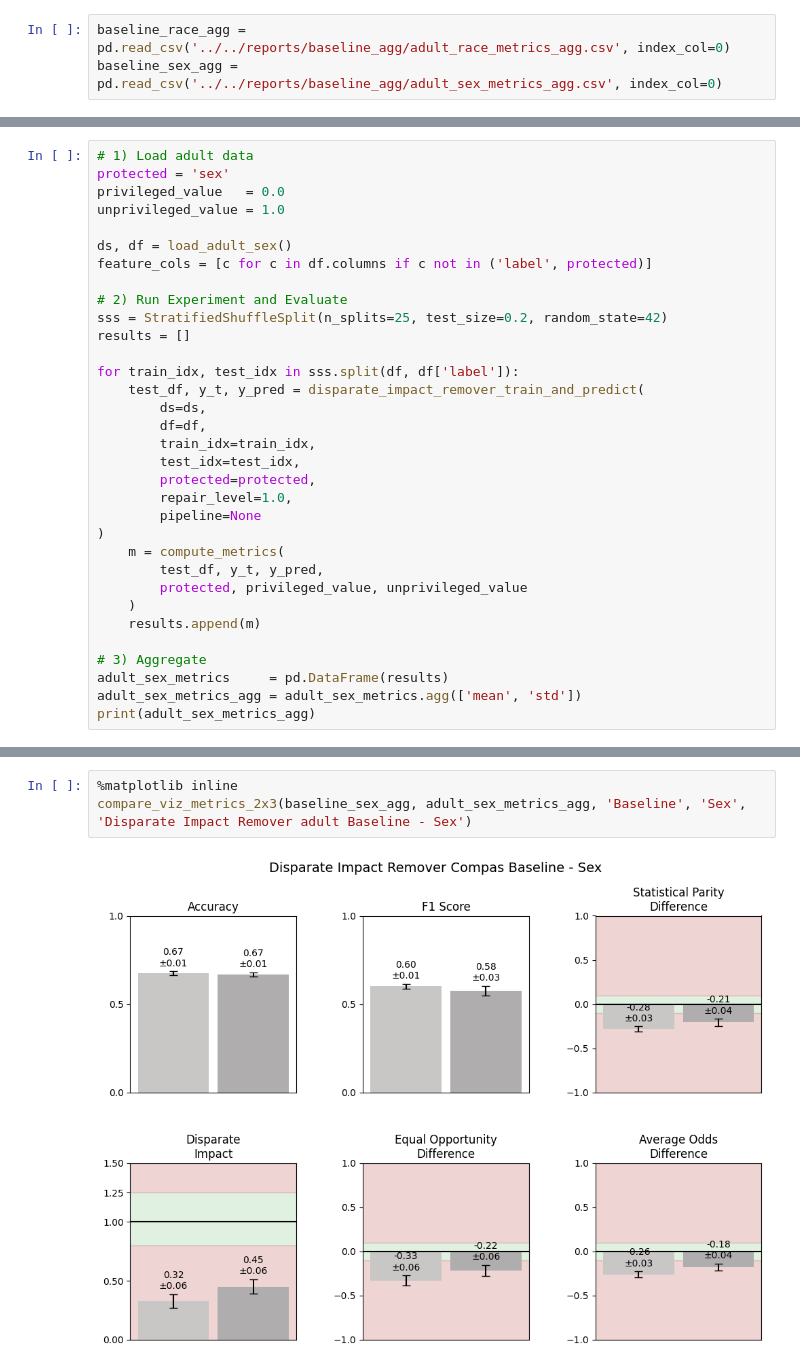
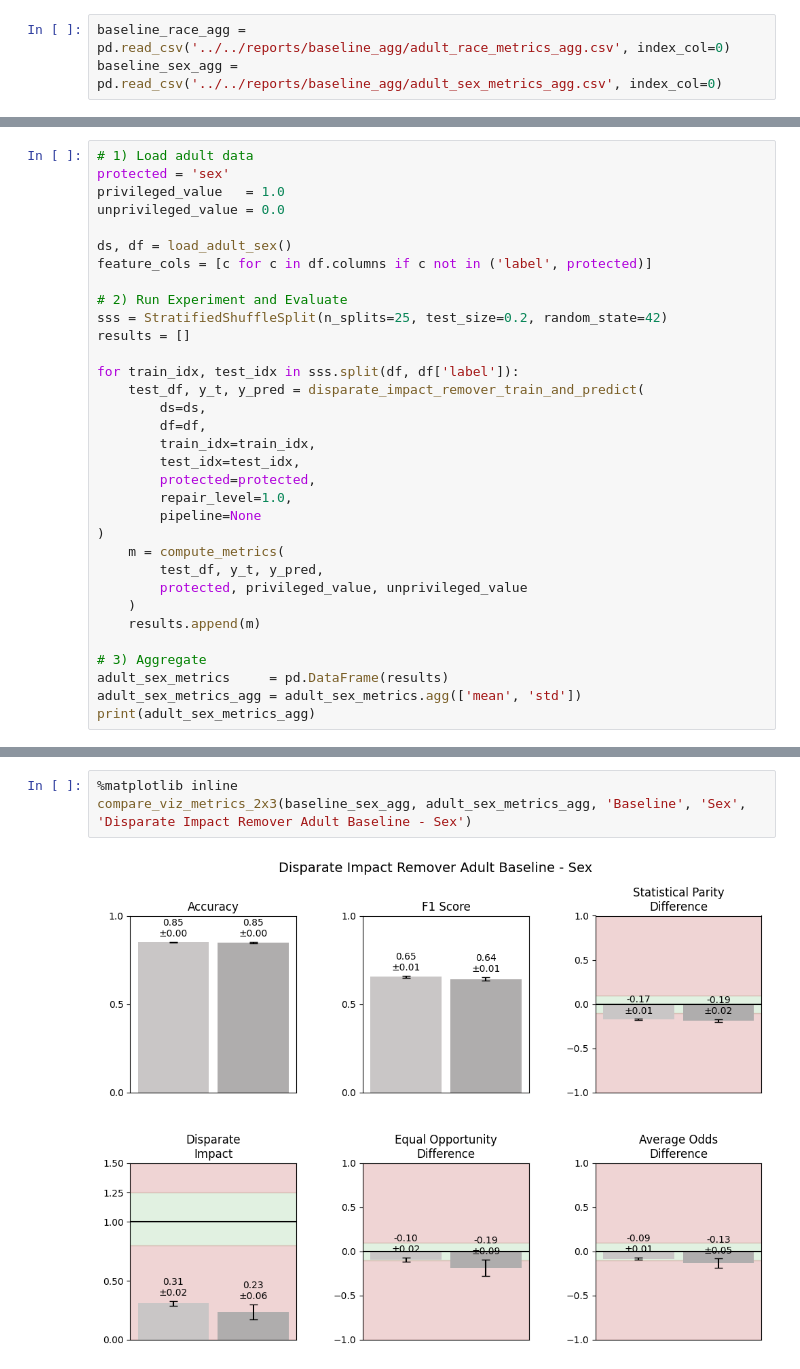
Before and after one commit to jeaend/bias-mitigation-aif360, a Jupyter notebook: notebooks/Adult_Income/04_pre_disparate_impact_remover.ipynb, the cells around one changed output, grey strips where cells are left out. Drawn from its saved outputs; the diff is of its cells as text.

```diff
--- a/notebooks/Adult_Income/04_pre_disparate_impact_remover.ipynb
+++ b/notebooks/Adult_Income/04_pre_disparate_impact_remover.ipynb
@@ -26,8 +26,8 @@ baseline_sex_agg = pd.read_csv('../../reports/baseline_agg/adult_sex_metrics_agg
 # %%
 # 1) Load adult data
 protected = 'sex'
-privileged_value   = 0.0
-unprivileged_value = 1.0
+privileged_value   = 1.0
+unprivileged_value = 0.0
 
 ds, df = load_adult_sex()
 feature_cols = [c for c in df.columns if c not in ('label', protected)]
@@ -63,6 +63,6 @@ std   0.011605  0.027333  0.038968  0.062542  0.060983  0.040791
 # %%
 %matplotlib inline
-compare_viz_metrics_2x3(baseline_sex_agg, adult_sex_metrics_agg, 'Baseline', 'Sex', 'Disparate Impact Remover adult Baseline - Sex')
+compare_viz_metrics_2x3(baseline_sex_agg, adult_sex_metrics_agg, 'Baseline', 'Sex', 'Disparate Impact Remover Adult Baseline - Sex')
 # %% [output]
-[figure, old version]
+[figure, new version]
 # %% [markdown]
```
Also changed, not shown: parts of 11 cells of this notebook.
